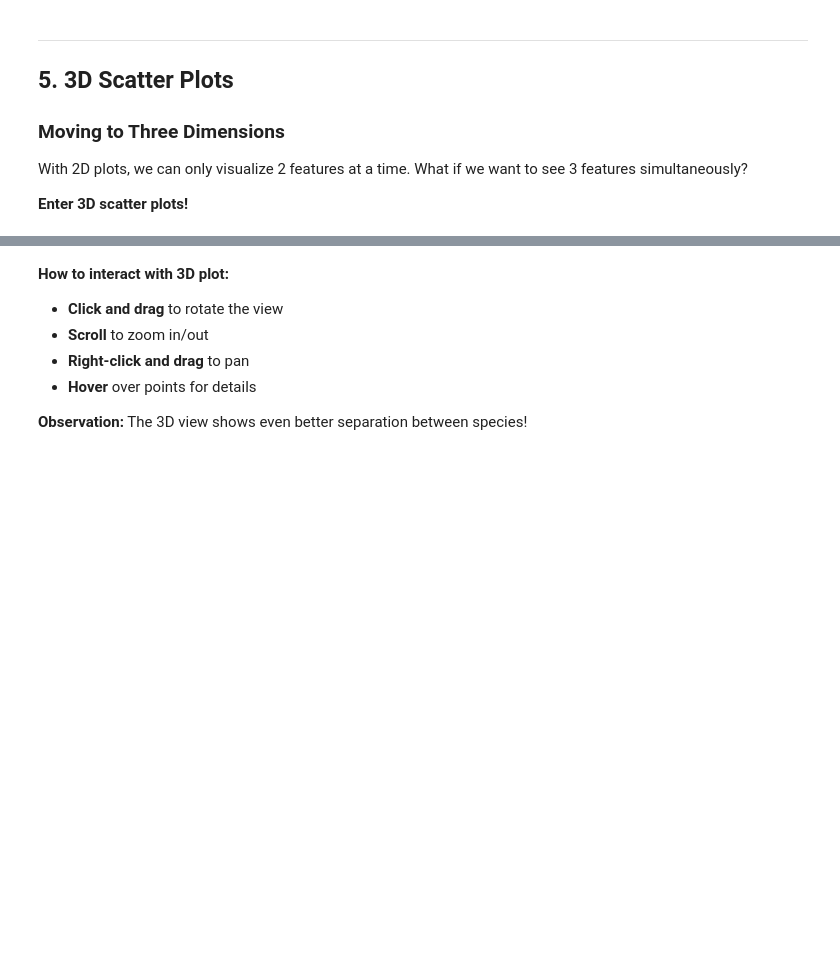
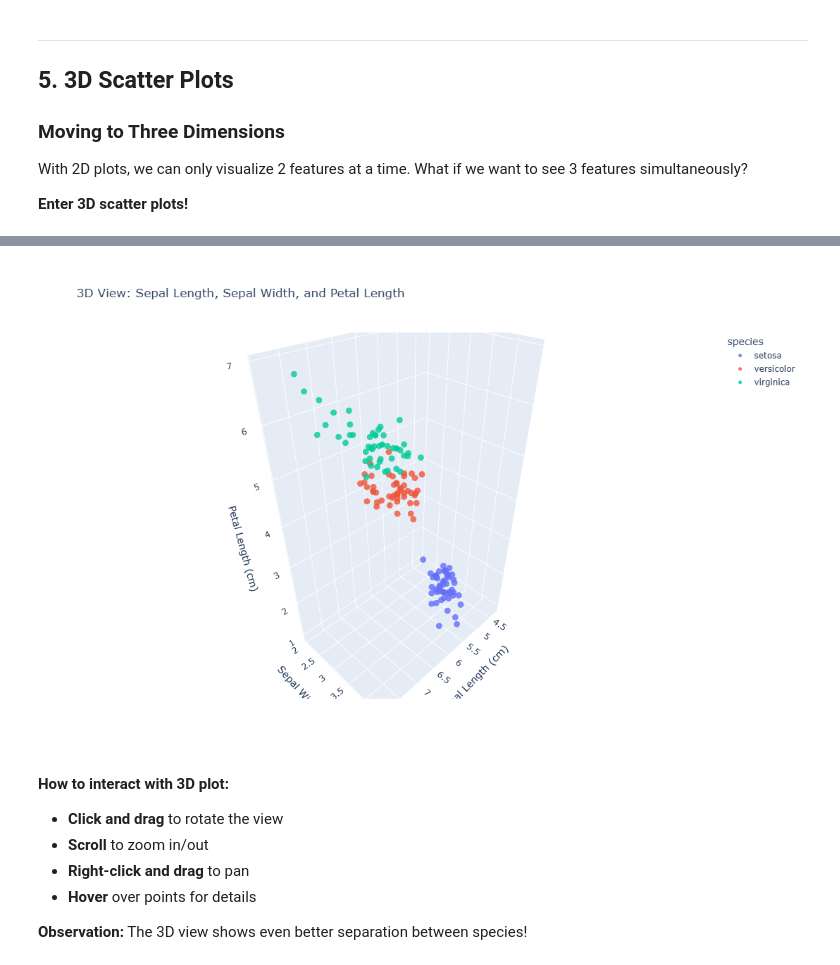
Before and after one commit to VeenaKodimala/Certificate-Program-in-AIML-IIT-Patna, a Jupyter notebook: Matplotlib/Matplotlip - Story telling via plotting.ipynb, the cells around one changed output, grey strips where cells are left out. Drawn from its saved outputs; the diff is of its cells as text; code cells hidden in the pictures; blank space fills up the shorter version.

```diff
--- a/Matplotlib/Matplotlip - Story telling via plotting.ipynb
+++ b/Matplotlib/Matplotlip - Story telling via plotting.ipynb
@@ -604,7 +607,7 @@ With 2D plots, we can only visualize 2 features at a time. What if we want to se
 **Enter 3D scatter plots!**
 # %%
 # 3D scatter plot using Plotly
-fig = px.scatter_3d(iris,
+fig = pxx.scatter_3d(iris,
                     x='sepal_length',
                     y='sepal_width',
                     z='petal_length',
@@ -622,3 +624,4 @@ fig.show()
+[figure, added]
 # %% [markdown]
 **How to interact with 3D plot:**
 - **Click and drag** to rotate the view
```
Also changed, not shown: parts of 5 cells of this notebook.
